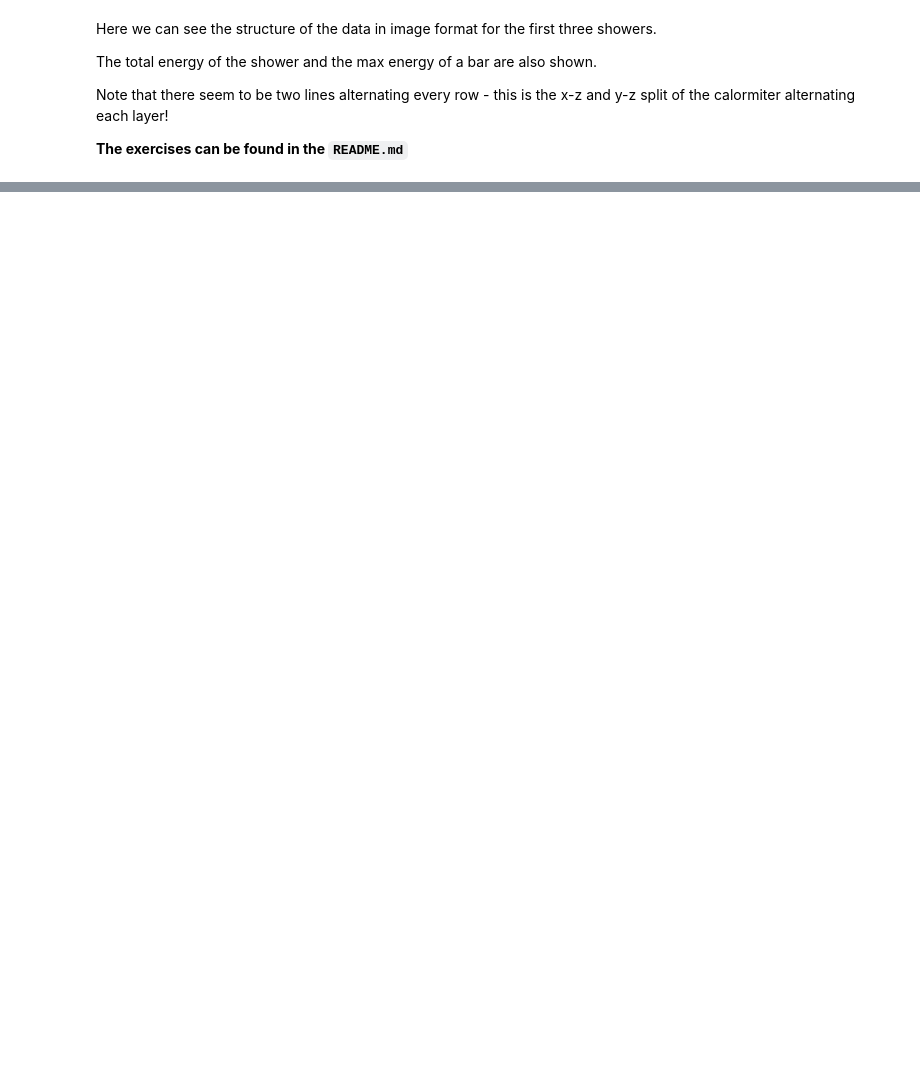
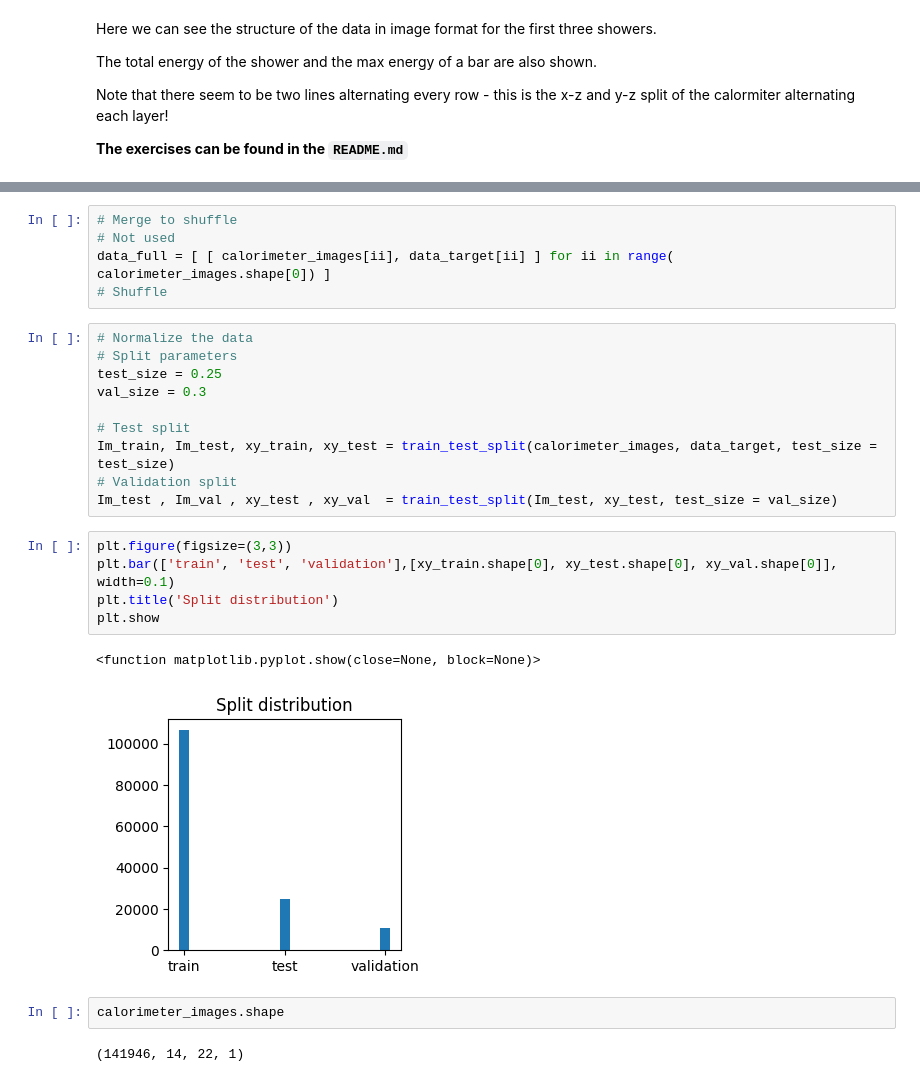
Before and after one commit to adam-eva/dampe-calorimeter, a Jupyter notebook: DataLoading.ipynb, the cells around one changed output, grey strips where cells are left out. Drawn from its saved outputs; the diff is of its cells as text; blank space fills up the shorter version.

```diff
--- a/DataLoading.ipynb
+++ b/DataLoading.ipynb
@@ -63,0 +118,27 @@ Note that there seem to be two lines alternating every row - this is the x-z and
+# %%
+# Merge to shuffle
+# Not used
+data_full = [ [ calorimeter_images[ii], data_target[ii] ] for ii in range( calorimeter_images.shape[0]) ]
+# Shuffle
+# %%
+# Normalize the data
+# Split parameters
+test_size = 0.25
+val_size = 0.3
+
+# Test split
+Im_train, Im_test, xy_train, xy_test = train_test_split(calorimeter_images, data_target, test_size = test_size)
+# Validation split
+Im_test , Im_val , xy_test , xy_val  = train_test_split(Im_test, xy_test, test_size = val_size)
+# %%
+plt.figure(figsize=(3,3))
+plt.bar(['train', 'test', 'validation'],[xy_train.shape[0], xy_test.shape[0], xy_val.shape[0]], width=0.1)
+plt.title('Split distribution')
+plt.show
+# %% [output]
+<function matplotlib.pyplot.show(close=None, block=None)>
+[figure, added]
+# %%
+calorimeter_images.shape
+# %% [output]
+(141946, 14, 22, 1)
```
Also changed, not shown: parts of 17 cells of this notebook, 4 other files.
